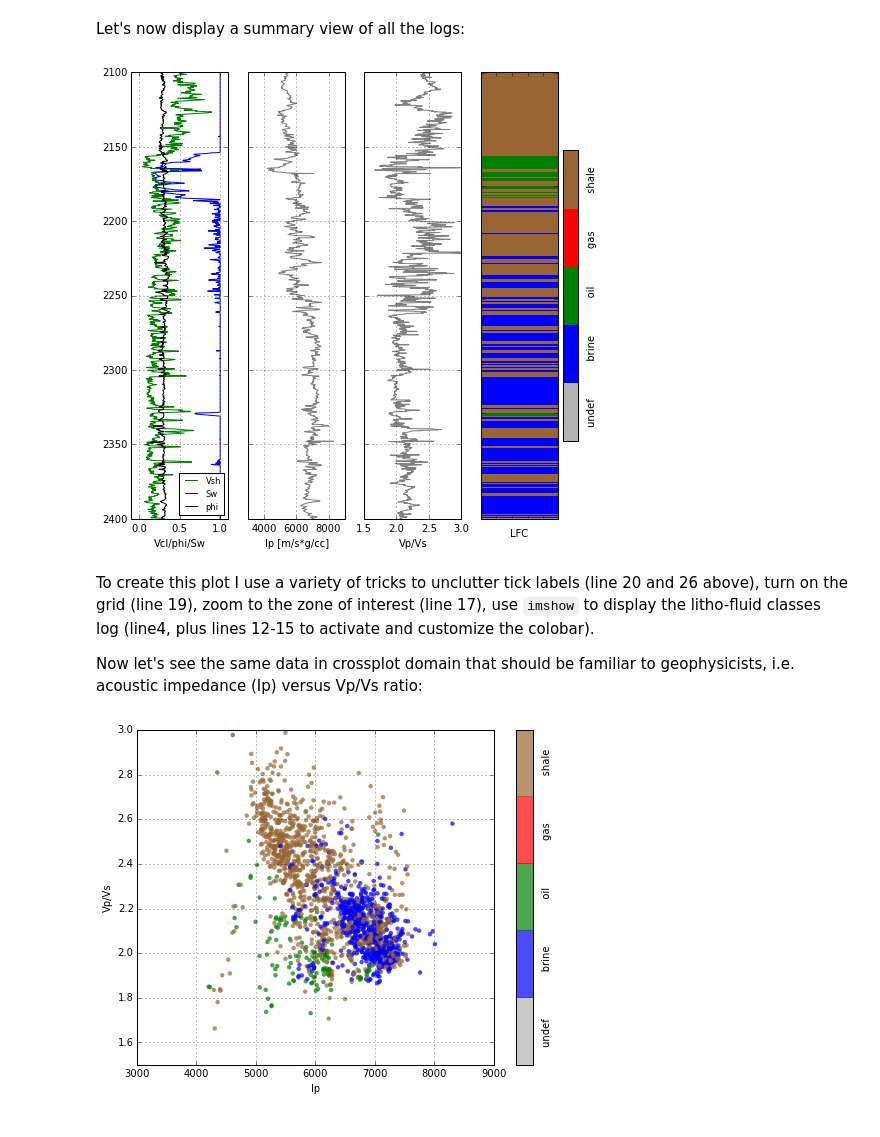
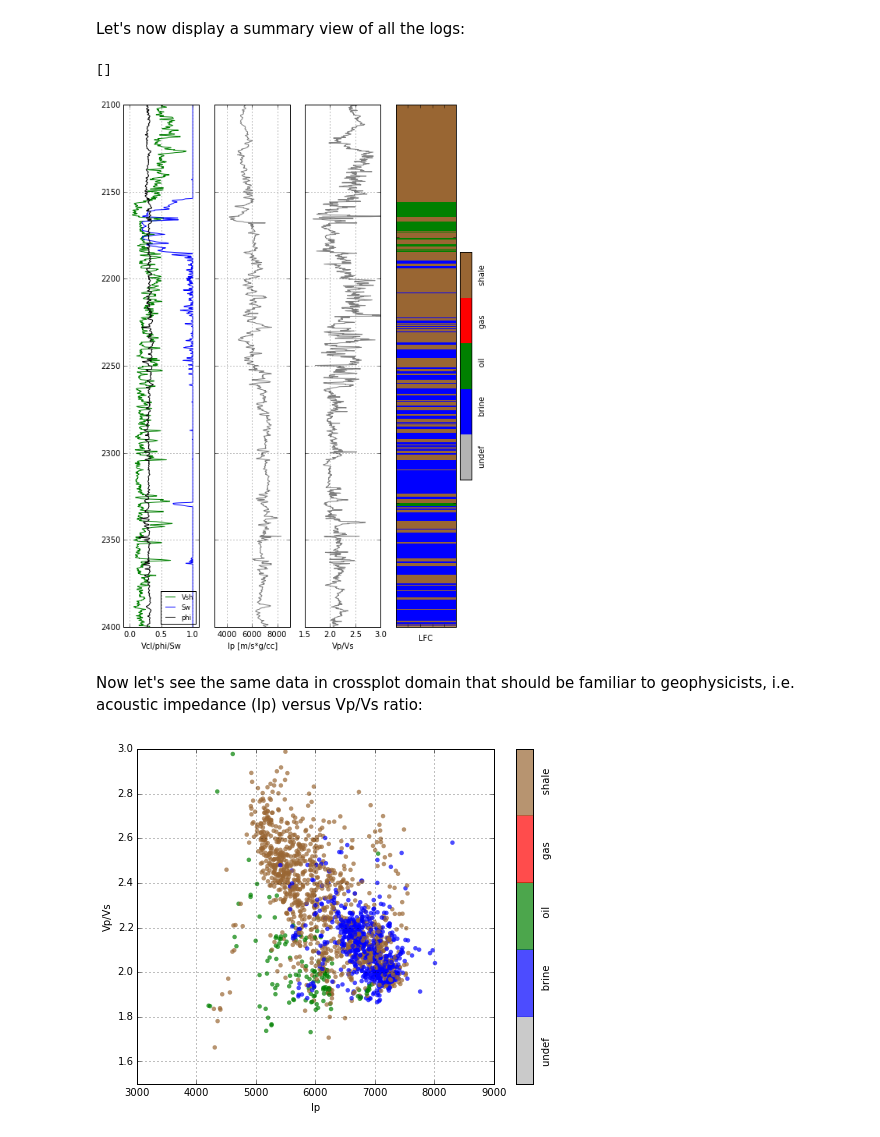
Before and after one commit to seg/tutorials, a Jupyter notebook: 1504_Seismic_petrophysics_1/Seismic_petrophysics_1.ipynb, the cells around one changed output. Drawn from its saved outputs; the diff is of its cells as text; code cells hidden in the pictures.

```diff
--- a/1504_Seismic_petrophysics_1/Seismic_petrophysics_1.ipynb
+++ b/1504_Seismic_petrophysics_1/Seismic_petrophysics_1.ipynb
@@ -204,39 +196,37 @@ ll=logs.ix[(logs.DEPTH>=ztop) & (logs.DEPTH<=zbot)]
 
 cluster=np.repeat(np.expand_dims(ll['LFC'].values,1), 100, 1)
 
-f, ax = plt.subplots(nrows=1, ncols=4, figsize=(8, 8))
+f, ax = plt.subplots(nrows=1, ncols=4, figsize=(8, 12))
 ax[0].plot(ll.VSH, ll.DEPTH, '-g', label='Vsh')
 ax[0].plot(ll.SW, ll.DEPTH, '-b', label='Sw')
 ax[0].plot(ll.PHI, ll.DEPTH, '-k', label='phi')
 ax[1].plot(ll.IP, ll.DEPTH, '-', color='0.5')
 ax[2].plot(ll.VPVS, ll.DEPTH, '-', color='0.5')
 im=ax[3].imshow(cluster, interpolation='none', aspect='auto',cmap=cmap_facies,vmin=0,vmax=4)
 
 cbar=plt.colorbar(im, ax=ax[3])
 # cbar.set_label('0=undef,1=brine,2=oil,3=gas,4=shale')
 # cbar.set_ticks(range(0,4+1)); cbar.set_ticklabels(range(0,4+1))
 cbar.set_label((12*' ').join(['undef', 'brine', 'oil', 'gas', 'shale']))
 cbar.set_ticks(range(0,1)); cbar.set_ticklabels('')
 
 for i in range(len(ax)-1):
     ax[i].set_ylim(ztop,zbot)
     ax[i].invert_yaxis()
     ax[i].grid()
     ax[i].locator_params(axis='x', nbins=4)
 ax[0].legend(fontsize='small', loc='lower right')
 ax[0].set_xlabel("Vcl/phi/Sw"),    ax[0].set_xlim(-.1,1.1)
 ax[1].set_xlabel("Ip [m/s*g/cc]"), ax[1].set_xlim(3000,9000)
 ax[2].set_xlabel("Vp/Vs"),         ax[2].set_xlim(1.5,3)
 ax[3].set_xlabel('LFC')
 ax[1].set_yticklabels([]); ax[2].set_yticklabels([]); ax[3].set_yticklabels([]); ax[3].set_xticklabels([])
 
 #plt.savefig("log.png", dpi=250)
-plt.show()
 # %% [output]
+[]
-[figure, old version]
+[figure, new version]
 # %% [markdown]
-To create this plot I use a variety of tricks to unclutter tick labels (line 20 and 26 above), turn on the grid (line 19), zoom to the zone of interest (line 17), use `imshow` to display the litho-fluid classes log (line4, plus lines 12-15 to activate and customize the colobar).
-
 Now let's see the same data in crossplot domain that should be familiar to geophysicists, i.e. acoustic impedance (Ip) versus Vp/Vs ratio:
 # %%
 plt.figure(figsize=(8,6))
```
Also changed, not shown: parts of 14 cells of this notebook.
